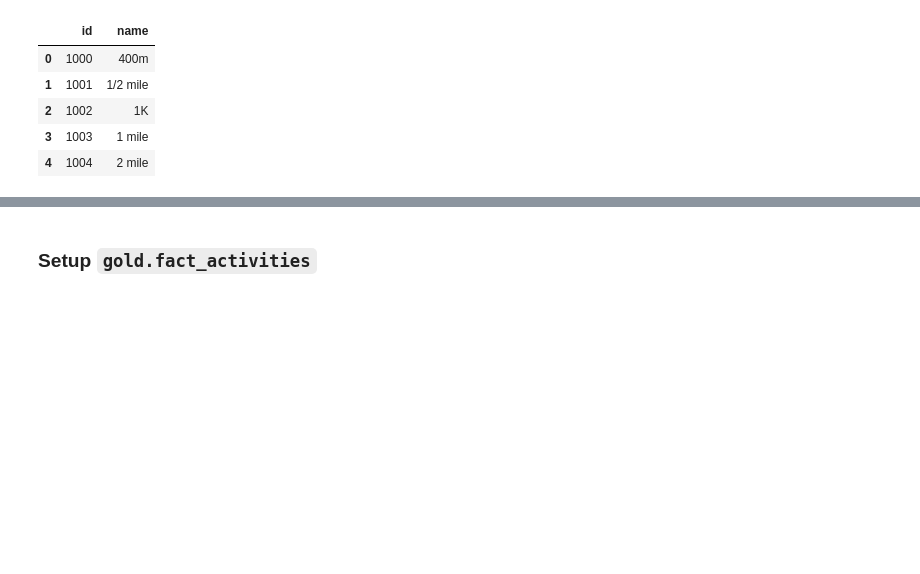
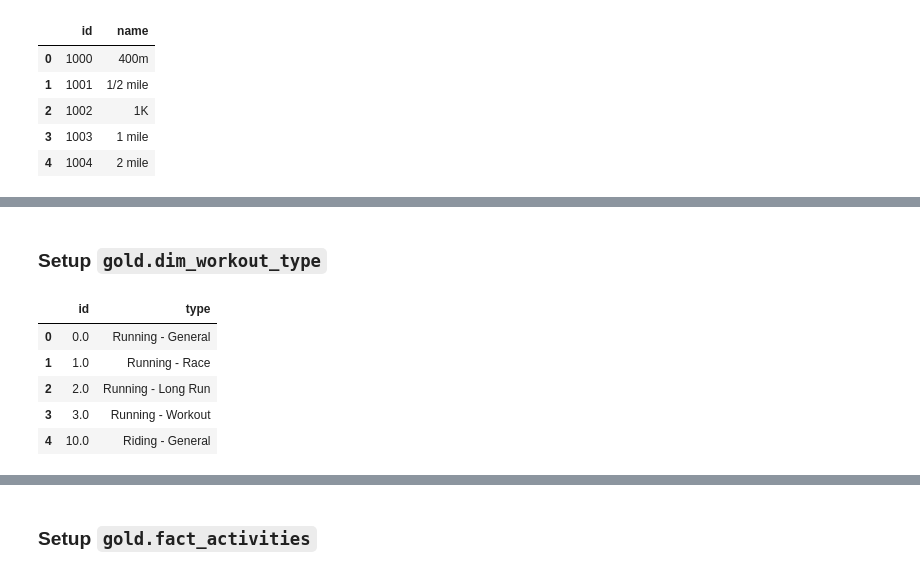
Before and after one commit to lowickib/Strava-Analytics, a Jupyter notebook: 3_Gold_Layer.ipynb, the cells around one changed output, grey strips where cells are left out. Cells and saved outputs as stored; diff of their text form; code cells hidden in the pictures; blank space fills up the shorter version.

```diff
--- a/3_Gold_Layer.ipynb
+++ b/3_Gold_Layer.ipynb
@@ -507 +520,3 @@ dim_effort_type_df.to_sql(
 -1
+# %% [markdown]
+### Setup `gold.dim_workout_type`
@@ -507,0 +542,20 @@ dim_effort_type_df.to_sql(
+# %%
+dim_workout_type_df = pd.DataFrame([
+    {"id": 0.0, "type": "Running - General"},
+    {"id": 1.0, "type": "Running - Race"},
+    {"id": 2.0, "type": "Running - Long Run"},
+    {"id": 3.0, "type": "Running - Workout"},
+    {"id": 10.0, "type": "Riding - General"},
+    {"id": 11.0, "type": "Riding - Race"},
+    {"id": 12.0, "type": "Riding - Workout"},
+    {"id": 20.0, "type": "Other"}
+])
+# %%
+dim_workout_type_df.head()
+# %% [output]
+|  | id | type |
+| 0 | 0.0 | Running - General |
+| 1 | 1.0 | Running - Race |
+| 2 | 2.0 | Running - Long Run |
+| 3 | 3.0 | Running - Workout |
+| 4 | 10.0 | Riding - General |
```
Also changed, not shown: parts of 33 cells of this notebook, 1 other file.
